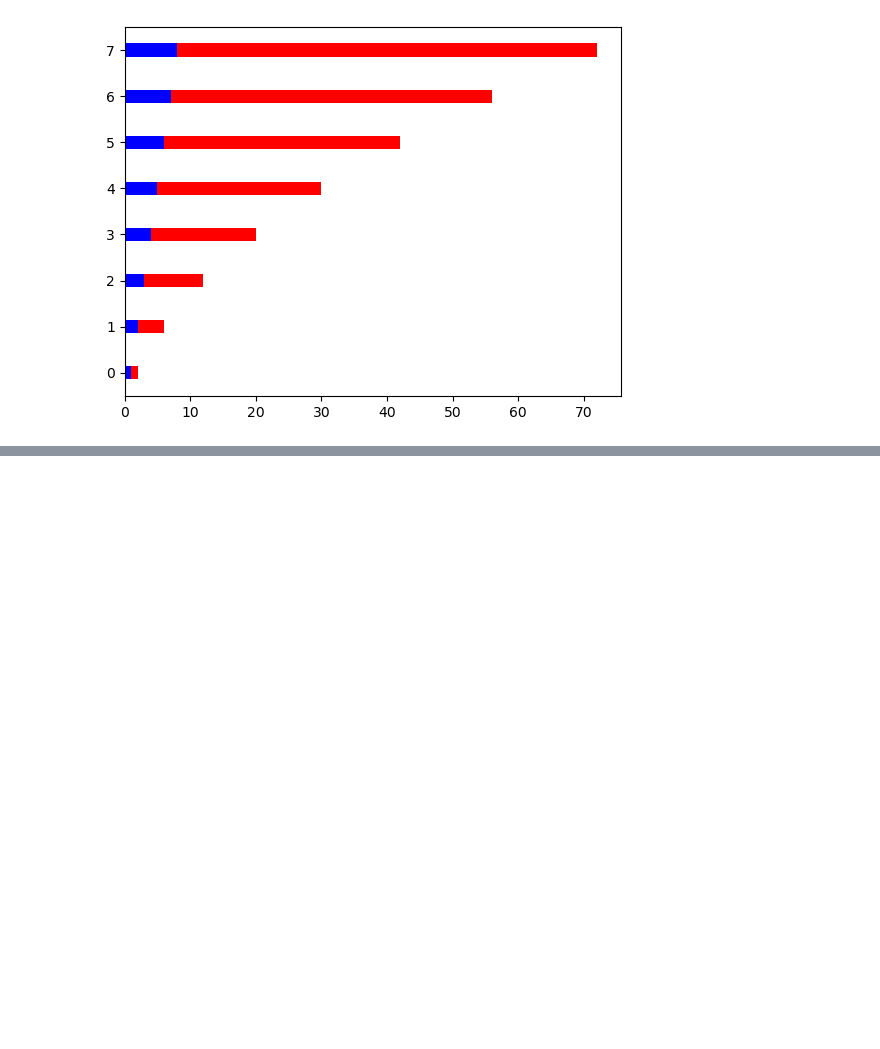
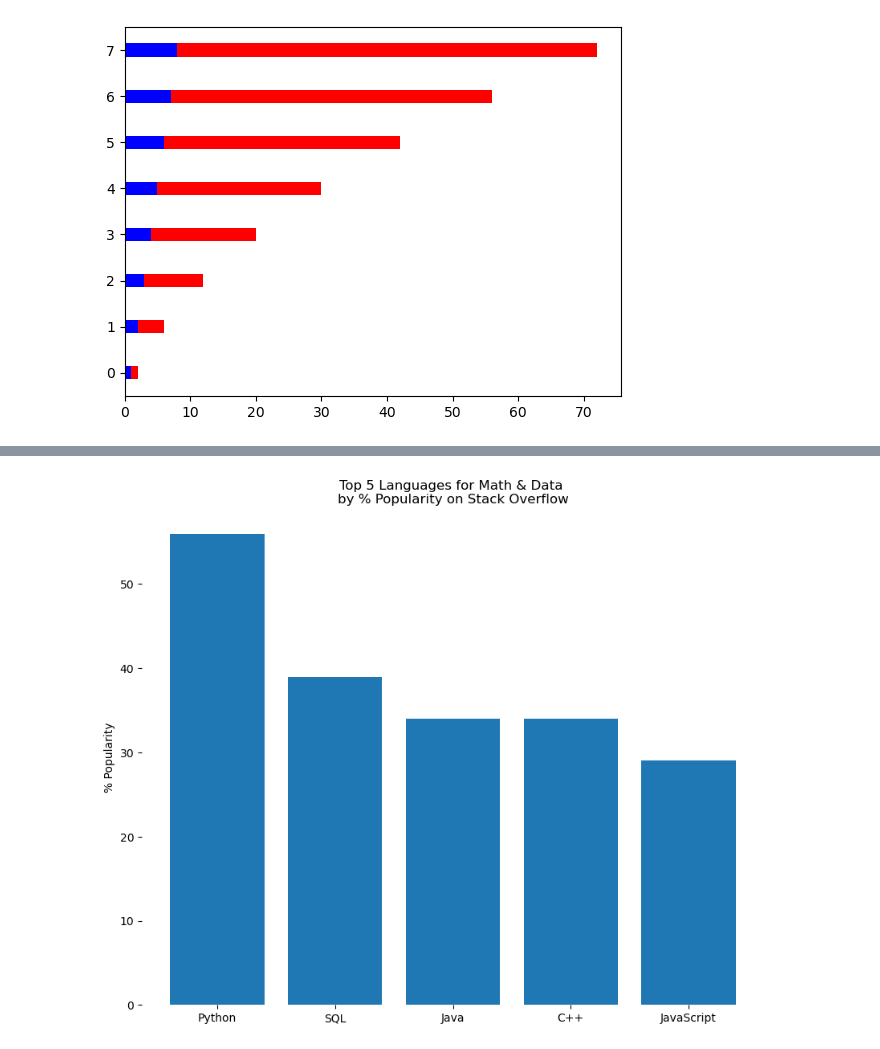
Before and after one commit to mrioshe/AppliedDataScienceWithPython, a Jupyter notebook: AppliedPlottingChartingAndDataRepresentationInPython/week2_BasicCharting/week2.ipynb, the cells around one changed output, grey strips where cells are left out. Saved outputs shown, nothing was run; the diff lists cells and outputs as text; code cells hidden in the pictures; blank space fills up the shorter version.

```diff
--- a/AppliedPlottingChartingAndDataRepresentationInPython/week2_BasicCharting/week2.ipynb
+++ b/AppliedPlottingChartingAndDataRepresentationInPython/week2_BasicCharting/week2.ipynb
@@ -315,0 +331,19 @@ plt.barh(xvals, exponential_data, height=0.3, left=linear_data, color='r')
+# %%
+import matplotlib.pyplot as plt
+import numpy as np
+
+languages = ['Python', 'SQL', 'Java', 'C++', 'JavaScript']
+pos = np.arange(len(languages))
+popularity = [56, 39, 34, 34, 29]
+
+plt.figure(figsize=(10, 8));
+plt.bar(pos, popularity, align='center');
+plt.xticks(pos, languages);
+plt.ylabel('% Popularity');
+plt.title('Top 5 Languages for Math & Data \nby % Popularity on Stack Overflow');
+
+# remove the frame of the chart
+for spine in plt.gca().spines.values():
+    spine.set_visible(False)
+# %% [output]
+[figure, added]
```
Also changed, not shown: parts of 4 cells of this notebook.
